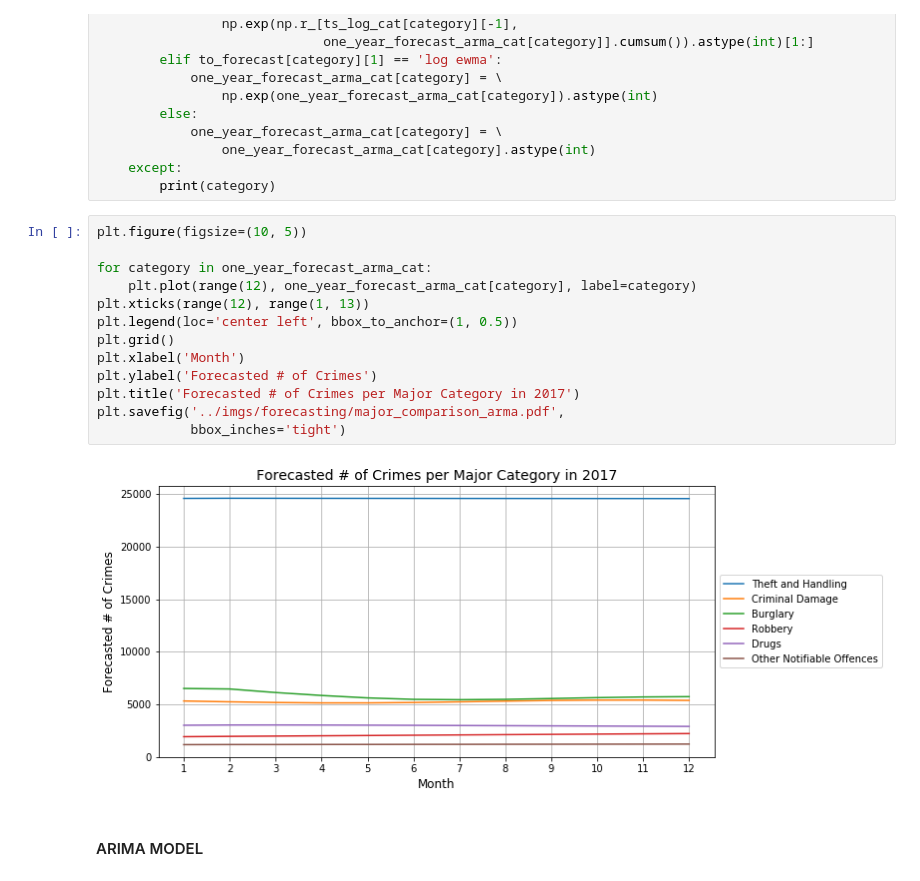
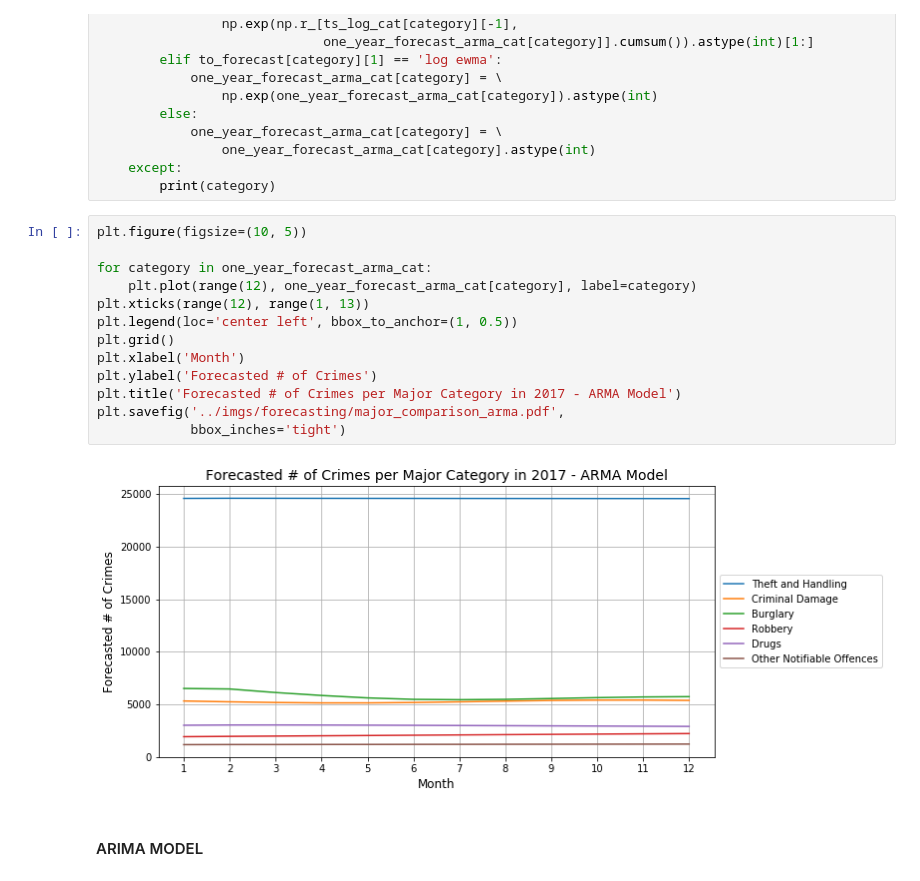
Before and after one commit to germz01/london_crime_data_analysis, a Jupyter notebook: notebooks/time_series_forecasting.ipynb, the cells around one changed output. Saved outputs shown, nothing was run; the diff lists cells and outputs as text.

```diff
--- a/notebooks/time_series_forecasting.ipynb
+++ b/notebooks/time_series_forecasting.ipynb
@@ -462,18 +462,18 @@ for category in validation_arma_cat.keys():
 # %%
 plt.figure(figsize=(10, 5))
 
 for category in one_year_forecast_arma_cat:
     plt.plot(range(12), one_year_forecast_arma_cat[category], label=category)
 plt.xticks(range(12), range(1, 13))
 plt.legend(loc='center left', bbox_to_anchor=(1, 0.5))
 plt.grid()
 plt.xlabel('Month')
 plt.ylabel('Forecasted # of Crimes')
-plt.title('Forecasted # of Crimes per Major Category in 2017')
+plt.title('Forecasted # of Crimes per Major Category in 2017 - ARMA Model')
 plt.savefig('../imgs/forecasting/major_comparison_arma.pdf',
             bbox_inches='tight')
 # %% [output]
-[figure, old version]
+[figure, new version]
 # %% [markdown]
 #### ARIMA MODEL
 # %%
```
Also changed, not shown: parts of 1 cell of this notebook, 7 other files.
